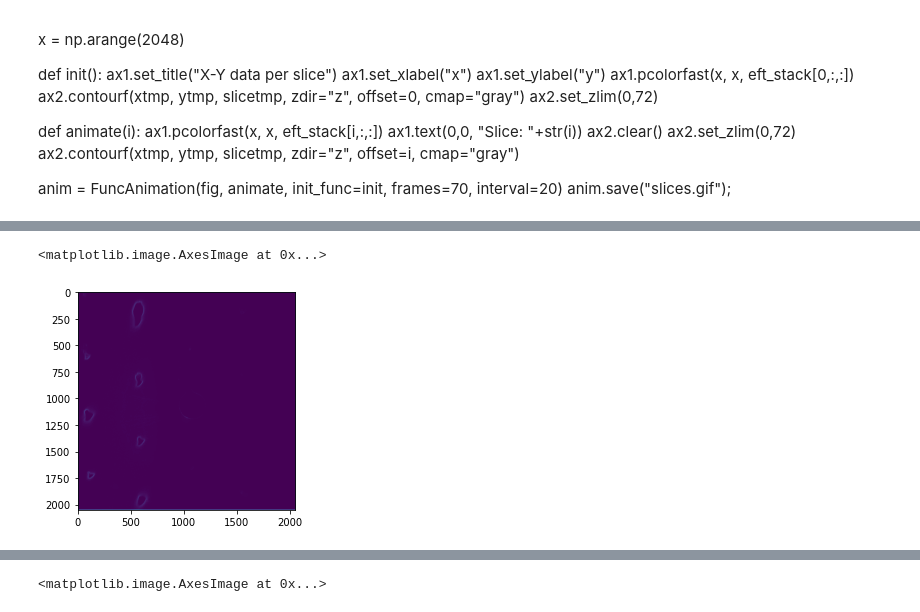
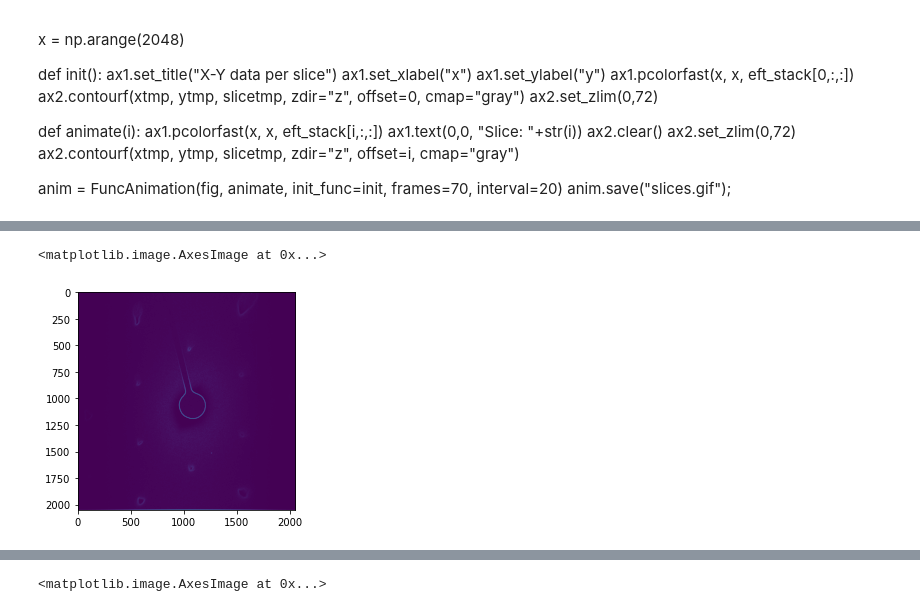
Before and after one commit to SangersJeroen/Bachelor-Thesis-Code, a Jupyter notebook: warpcorrection_alternate.ipynb, the cells around one changed output, grey strips where cells are left out. Saved outputs shown, nothing was run; the diff lists cells and outputs as text; code cells hidden in the pictures.

```diff
--- a/warpcorrection_alternate.ipynb
+++ b/warpcorrection_alternate.ipynb
@@ -78,10 +70,9 @@ def develop(image):
     a = np.average(new_image)
     b = np.std(new_image)
     to_return =  np.sqrt(cv2(1/(1+np.exp(-(new_image-a)/b))*np.hamming( new_image.shape[0] ), edge_x)**2 + cv2(1/(1+np.exp(-(new_image-a)/b))*np.hamming( new_image.shape[0] ), edge_y)**2)
-    plt.imshow(to_return)
     return to_return
 # %%
-plt.imshow( develop(eft_stack[7] ) )
+plt.imshow( develop(eft_stack[25] ) )
 # %% [output]
 <matplotlib.image.AxesImage at 0x...>
-[figure, old version]
+[figure, new version]
```
Also changed, not shown: parts of 19 cells of this notebook, 5 other files.
